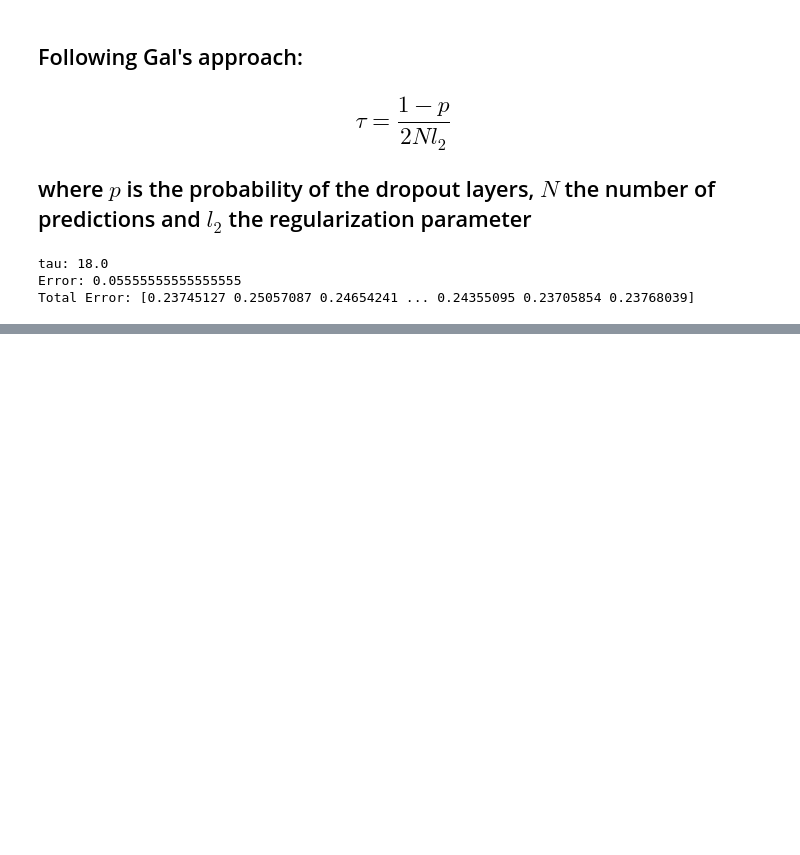
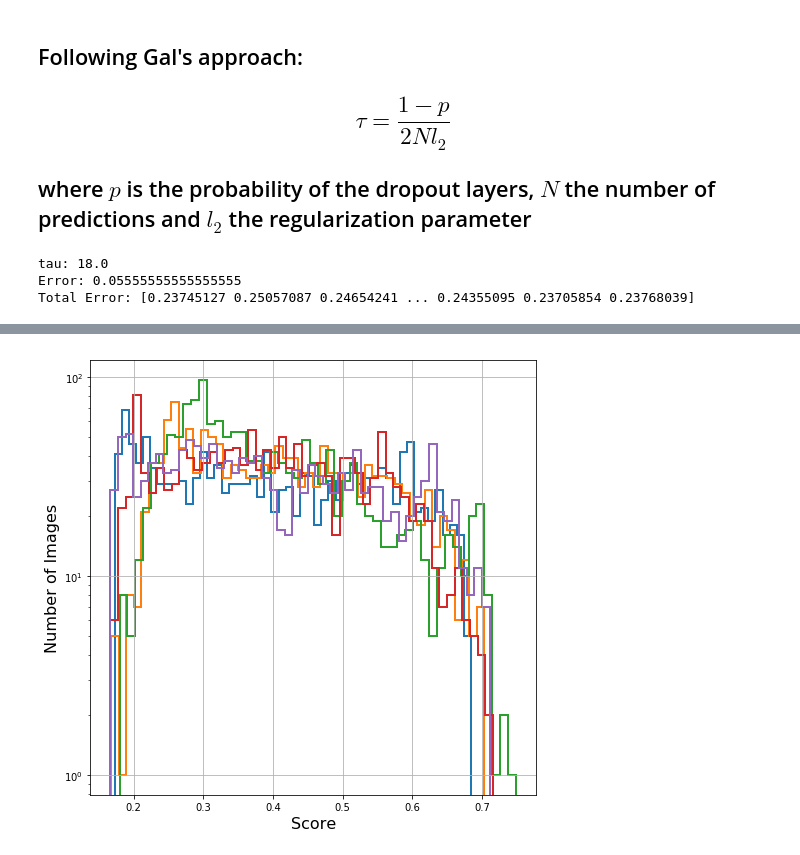
Before and after one commit to TsspGit/CodVid19_CIEMAT, a Jupyter notebook: Uncertainty_XGBoost_Analysis.ipynb, the cells around one changed output, grey strips where cells are left out. Cells and saved outputs as stored; diff of their text form; code cells hidden in the pictures; blank space fills up the shorter version.

```diff
--- a/Uncertainty_XGBoost_Analysis.ipynb
+++ b/Uncertainty_XGBoost_Analysis.ipynb
@@ -62,0 +109,15 @@ Total Error: [0.23745127 0.25057087 0.24654241 ... 0.24355095 0.23705854 0.23768
+# %%
+fig2, ax2 = plt.subplots(figsize=(8,8))
+for pred in preds:
+    nocovid = pred[np.where(Y_test == 0)]
+    covid = pred[np.where(Y_test == 1)]
+    #ax2.hist(nocovid, 50, histtype='step', lw=2, label='No COVID')
+    ax2.hist(covid, 50, histtype='step', lw=2, label='COVID')
+plt.grid()
+ax2.set_ylabel('Number of Images', fontsize=16)
+ax2.set_xlabel('Score', fontsize=16)
+#plt.legend( loc='upper right', fontsize=14)
+plt.yscale("log")
+fig2.savefig('Figures/histograms_Covid_Uncertainty_XGBr.eps', dpi=200)
+# %% [output]
+[figure, added]
```
Also changed, not shown: parts of 7 cells of this notebook, 4 other files.
